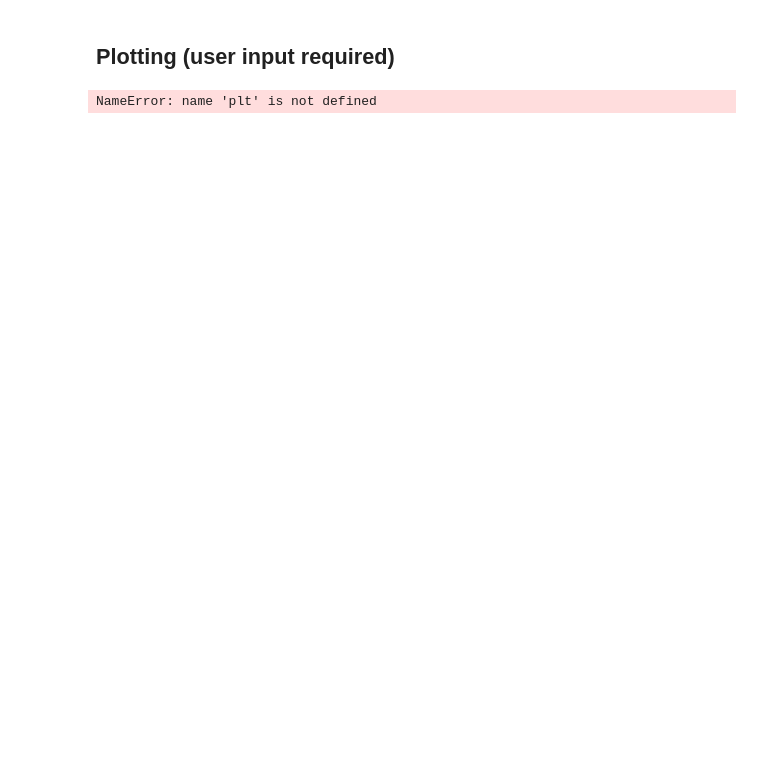
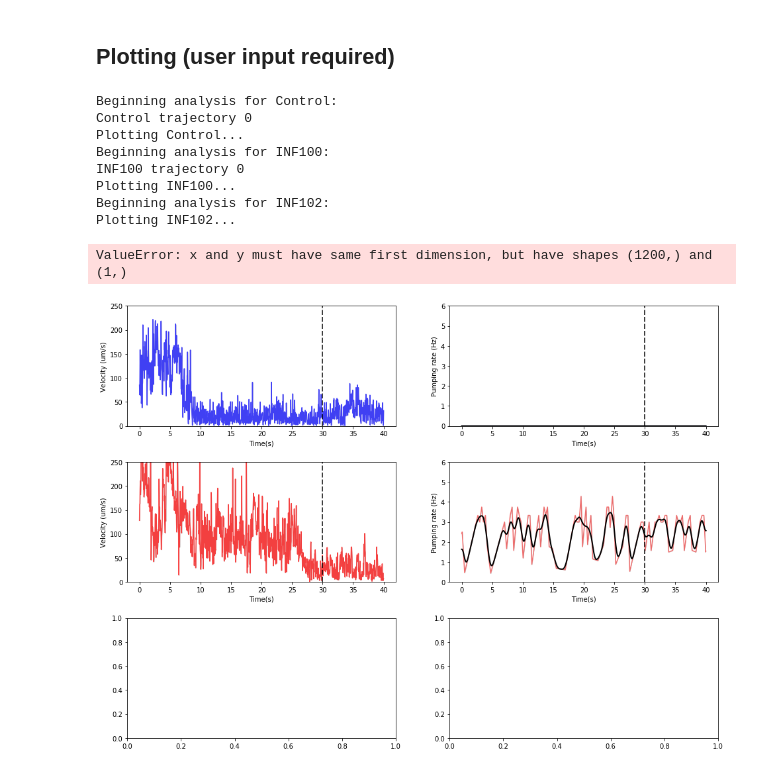
Before and after one commit to scholz-lab/Pharaglow-Analysis, a Jupyter notebook: Post-pharaglow_V&P_analysis.ipynb, the cells around one changed output. Drawn from its saved outputs; the diff is of its cells as text; code cells hidden in the pictures; blank space fills up the shorter version.

```diff
--- a/Post-pharaglow_V&P_analysis.ipynb
+++ b/Post-pharaglow_V&P_analysis.ipynb
@@ -6,9 +6,9 @@
 #### Strain directories
 # %%
 # ADD DIRECTORY OF STRAIN MASTER FOLDER(S)
-ctrl = ""
-INF100 = ""
-INF102 = ""
+ctrl = "/media/scholz_la/hd2/Nicolina/Pharaglow/Old_files/Pharaglow_v5/10x_GRU101_RFP_24hr/"
+INF100 = "/media/scholz_la/hd2/Nicolina/Pharaglow/Pharaglow_batch/INF100/"
+INF102 = "/media/scholz_la/soma/Nicolina/INF102/RFP_24h/10x/10x_INF102_analyzed/"
 
 # FINAL FIGURE NAME AND DIRECTORY (figure name MUST have .pdf at the end) - if not changed the previous figure
 # WILL be erased so be careful!
@@ -94,7 +95,7 @@ def getKymo(df, key):
 #### Defining how Python reads in Pharaglow and lawn data
 # %%
 %%time
-def readData(dataFolder, umPerPx, fps, j = 0), nmax = None):
+def readData(dataFolder, umPerPx, fps, j = 0, nmax = None):
     df = {}
     lawnImages = {}
     path = os.path.dirname(dataFolder)
@@ -140,6 +141,6 @@ Wall time: 15.3 µs
 
 # Making dictionary combining data with strain name in their separate master folders
 Data = {}
-for strainName, folder in dicts[wormStrains]:
+for strainName, folder in zip(strains, directories):
     Data[strainName] = readData(folder, umPerPx, fps, nmax = 1)
 # %% [output]
@@ -153,24 +153,31 @@ Wall time: 1min 16s
 ## Plotting (user input required)
 # %%
 # ASSIGNING TIME BEFORE ENTRY (dt) AND TIME AFTER ENTRY (da) INTO THE LAWN
-dt = 500#1200
-da = 100#300
+dt = 900
+da = 300
 
 # setting up GridSpec
 f1 = plt.figure(figsize = (16,12))
-grid = mpl.gridspec.GridSpec(ncols=2, nrows = len(dicts[wormStrains]), hspace = 0.3)
+grid = mpl.gridspec.GridSpec(ncols=2, nrows = len(strains), hspace = 0.3)
 
 # SETTING UP SUBPLOTS - ADD TO AS NUMBER OF STRAINS INCREASE
 # (a) velocity
 ax1a = f1.add_subplot(grid[0,0])
 ax2a = f1.add_subplot(grid[1,0])
 ax3a = f1.add_subplot(grid[2,0])
-axa = [ax1a, ax2a, ax2b]
+axa = [ax1a, ax2a, ax3a]
 # (b) pumping
 ax1b = f1.add_subplot(grid[0,1])
 ax2b = f1.add_subplot(grid[1,1])
 ax3b = f1.add_subplot(grid[2,1])
 axb = [ax1b, ax2b, ax3b]
+
+# axes dictionary
+axes = {
+    'xlabel':'Time(s)',
+    'ylabelv':'Velocity (um/s)',
+    'ylabelp':'Pumping rate (Hz)'
+}
 
 # plotting velocity and pumping
 if lawn is 'Yes':
@@ -189,38 +196,47 @@ if lawn is 'Yes':
                 if t0>dt and t0-dt>0 and t0+da<len(Data[condition][idx]['time']):
                     print(condition, 'trajectory', idx)
                     # velocity variables
                     time = np.linspace(0, (dt+da)/fps, dt+da)
                     cutVelocities.append(Data[condition][idx]['velocity'][t0-dt:t0+da])
                     # pumping variables
                     pumpingrates.append(Data[condition][idx]['pumpInterpolated'][t0-dt:t0+da])
         print ('Plotting', condition+'...')
         # average velocity across all trajectories and all movies per strain
         mv, sv = np.mean(np.array(cutVelocities), axis =0), np.std(np.array(cutVelocities), axis =0)
-        axa[ci].plot(time, mv, color = dicts[colors][condition], alpha = 0.7)
+        axa[ci].plot(time, mv, color = colors[condition], alpha = 0.7)
         axa[ci].fill_between(np.arange(len(mv))/fps, mv-sv, mv+sv,
                              color = 'gray', alpha = 0.3)
         # making it pretty
         axa[ci].axvline(x = dt/fps, color = 'black', dashes = (5, 2))
-        axa[ci].set_ylabel(dicts[axes]['ylabelv'])
-        axa[ci].set_xlabel(dicts[axes]['xlabel'])
+        axa[ci].set_ylabel(axes['ylabelv'])
+        axa[ci].set_xlabel(axes['xlabel'])
         axa[ci].set_ylim(0,250)
         # average pumping rate across all trajectories and all movies per strain
         mp, sp = np.mean(np.array(pumpingrates), axis =0), np.std(np.array(pumpingrates), axis =0)
-        axb[ci].plot(time, mp, color = dicts[colors][condition], alpha = 0.5)
+        axb[ci].plot(time, mp, color = colors[condition], alpha = 0.5)
         axb[ci].fill_between(np.arange(len(mp))/fps, mp-sp, mp+sp,
                  color = 'gray', alpha = 0.3)
-        axb[ci].plot(time, smooth(np.array(pumpingrates[-1]), 30), 'black', lw =2)
+        axb[ci].plot(time, smooth(np.array(pumpingrates[-1]), 50), 'black', lw =2)
         axb[ci].axvline(x = dt/fps, color = 'black', dashes = (5, 2))
-        axb[ci].set_ylabel(dicts[axes]['ylabelp'])
-        axb[ci].set_xlabel(dicts[axes]['xlabel'])
+        axb[ci].set_ylabel(axes['ylabelp'])
+        axb[ci].set_xlabel(axes['xlabel'])
         axb[ci].set_ylim(0,6)
 # adding titles
 ax1a.set_title('Average Velocity of Trajectories per Video')
 ax1b.set_title('Pumping Rate (Hz) of Trajectories per Video')
 
 print('Ta da!')
 
 # OPTIONAL - save figure
 # plt.savefig(figurename)
 # %% [output]
-NameError: name 'plt' is not defined
+Beginning analysis for Control:
+Control trajectory 0
+Plotting Control...
+Beginning analysis for INF100:
+INF100 trajectory 0
+Plotting INF100...
+Beginning analysis for INF102:
+Plotting INF102...
+ValueError: x and y must have same first dimension, but have shapes (1200,) and (1,)
+[figure, added]
```
Also changed, not shown: parts of 5 cells of this notebook.
